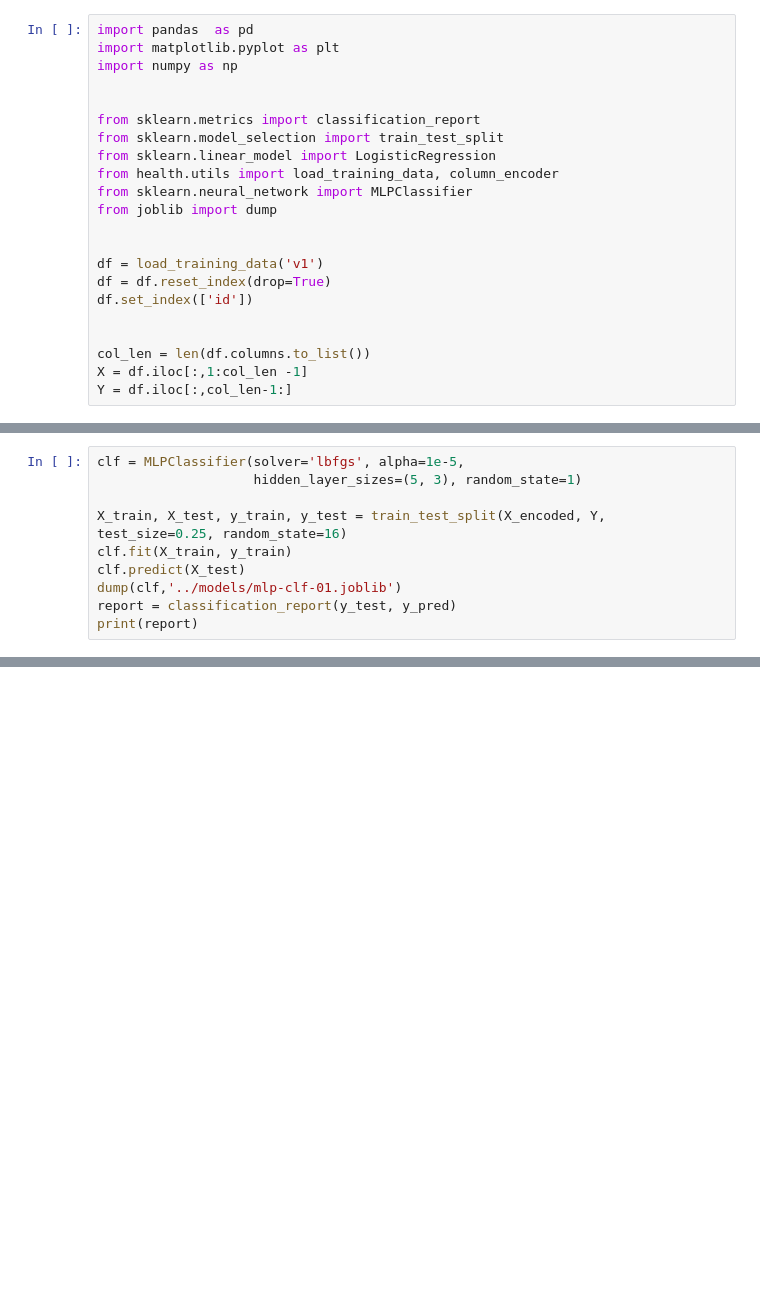
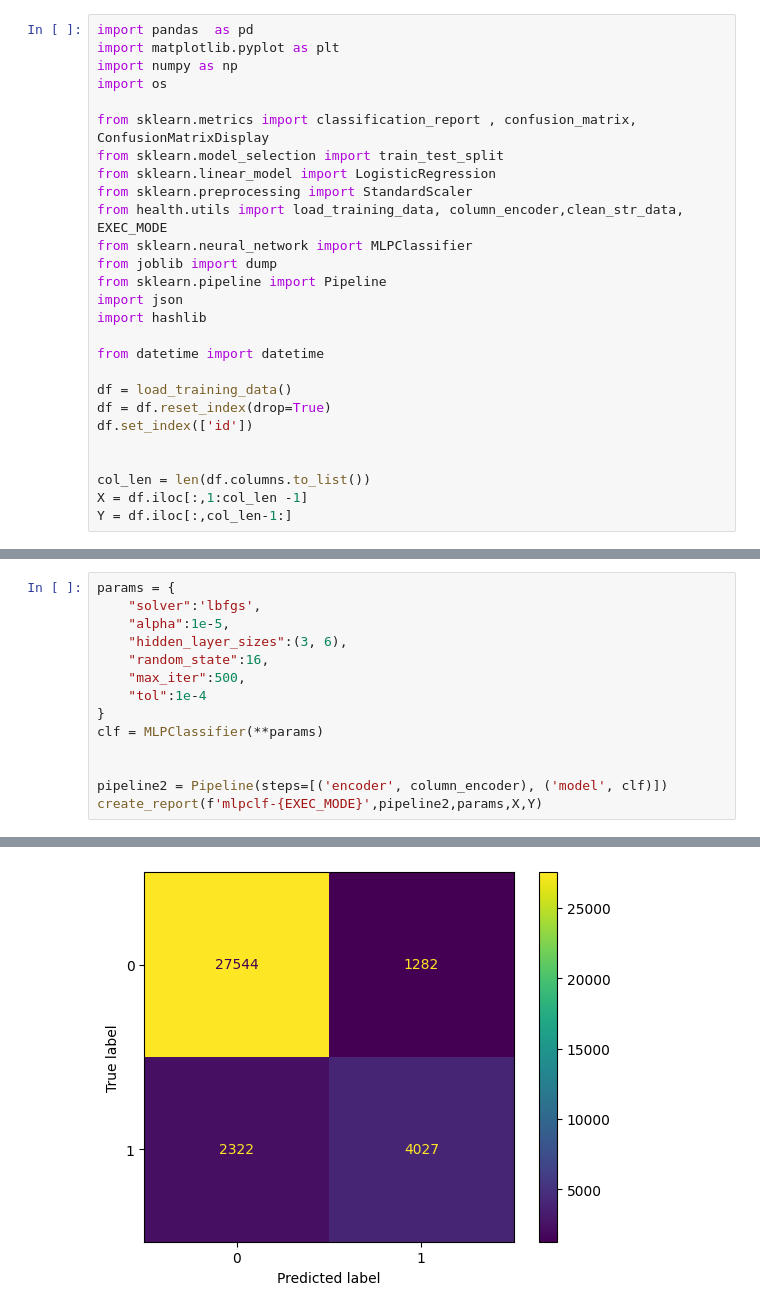
Before and after one commit to giju/iisc-g2, a Jupyter notebook: notebooks/3.01.gij.train.ipynb, the cells around one changed output, grey strips where cells are left out. Drawn from its saved outputs; the diff is of its cells as text; blank space fills up the shorter version.

Commit message:
Changes for model parameter tuning

```diff
--- a/notebooks/3.01.gij.train.ipynb
+++ b/notebooks/3.01.gij.train.ipynb
@@ -2,17 +2,22 @@
 import pandas  as pd
 import matplotlib.pyplot as plt
 import numpy as np
+import os
 
-
-from sklearn.metrics import classification_report
+from sklearn.metrics import classification_report , confusion_matrix, ConfusionMatrixDisplay
 from sklearn.model_selection import train_test_split
 from sklearn.linear_model import LogisticRegression
-from health.utils import load_training_data, column_encoder
+from sklearn.preprocessing import StandardScaler
+from health.utils import load_training_data, column_encoder,clean_str_data, EXEC_MODE
 from sklearn.neural_network import MLPClassifier
 from joblib import dump
+from sklearn.pipeline import Pipeline
+import json
+import hashlib
 
+from datetime import datetime
 
-df = load_training_data('v1')
+df = load_training_data()
 df = df.reset_index(drop=True)
 df.set_index(['id'])
 
@@ -47,10 +27,0 @@ print(report)
-# %%
-clf = MLPClassifier(solver='lbfgs', alpha=1e-5,
-                    hidden_layer_sizes=(5, 3), random_state=1)
-
-X_train, X_test, y_train, y_test = train_test_split(X_encoded, Y, test_size=0.25, random_state=16)
-clf.fit(X_train, y_train)
-clf.predict(X_test)
-dump(clf,'../models/mlp-clf-01.joblib')
-report = classification_report(y_test, y_pred)
-print(report)
@@ -56,0 +99,15 @@ print(report)
+# %%
+params = {
+    "solver":'lbfgs',
+    "alpha":1e-5,
+    "hidden_layer_sizes":(3, 6),
+    "random_state":16,
+    "max_iter":500,
+    "tol":1e-4
+}
+clf = MLPClassifier(**params)
+
+
+pipeline2 = Pipeline(steps=[('encoder', column_encoder), ('model', clf)])
+create_report(f'mlpclf-{EXEC_MODE}',pipeline2,params,X,Y)
+# %% [output]
@@ -57,3 +120,4 @@ print(report)
+[figure, added]
 # %%
 from sklearn.linear_model import LogisticRegression
 from sklearn.model_selection import train_test_split
```
Also changed, not shown: parts of 4 cells of this notebook, 9 other files.
